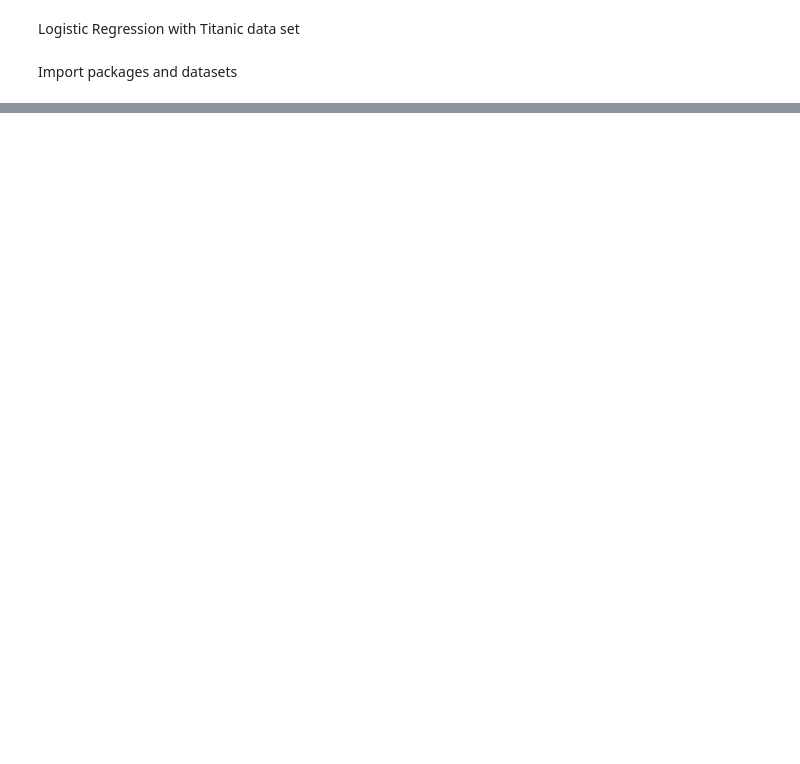
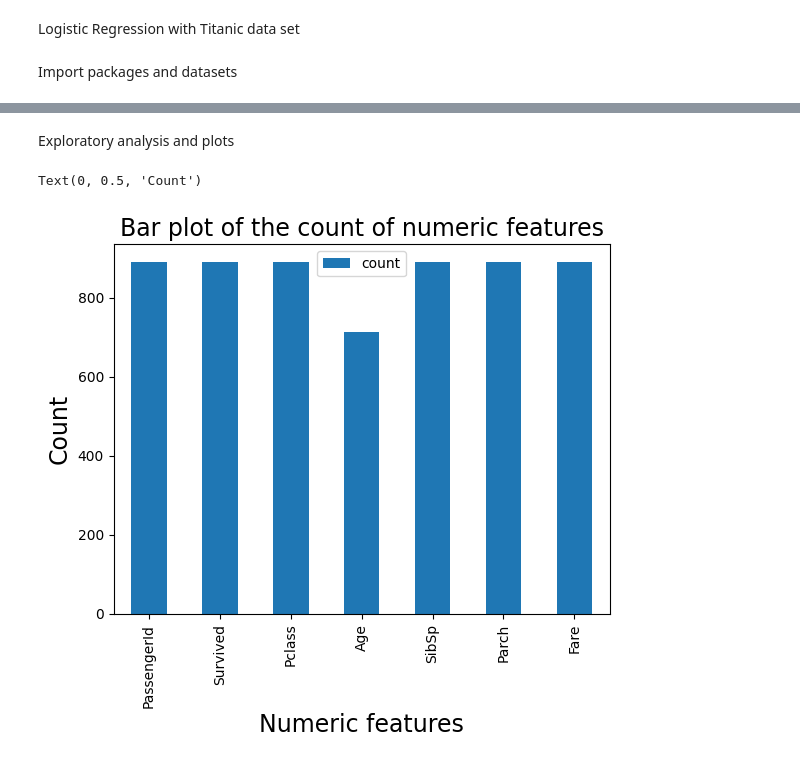
Before and after one commit to Tejasri1557/AIML-2025, a Jupyter notebook: LAB05_HTML.ipynb, the cells around one changed output, grey strips where cells are left out. Saved outputs shown, nothing was run; the diff lists cells and outputs as text; code cells hidden in the pictures; blank space fills up the shorter version.

```diff
--- a/LAB05_HTML.ipynb
+++ b/LAB05_HTML.ipynb
@@ -18,0 +48,3 @@ FileNotFoundError: [Errno 2] No such file or directory: '/content/titanic_train.
+# %%
+d=train.describe(percentiles=[.25,.5])
+d
@@ -18,0 +60,11 @@ FileNotFoundError: [Errno 2] No such file or directory: '/content/titanic_train.
+# %% [markdown]
+Exploratory analysis and plots
+# %%
+dT=d.T
+dT.plot.bar(y='count')
+plt.title("Bar plot of the count of numeric features",fontsize=17)
+plt.xlabel("Numeric features",fontsize=17)
+plt.ylabel("Count",fontsize=17)
+# %% [output]
+Text(0, 0.5, 'Count')
+[figure, added]
```
Also changed, not shown: parts of 30 cells of this notebook.
